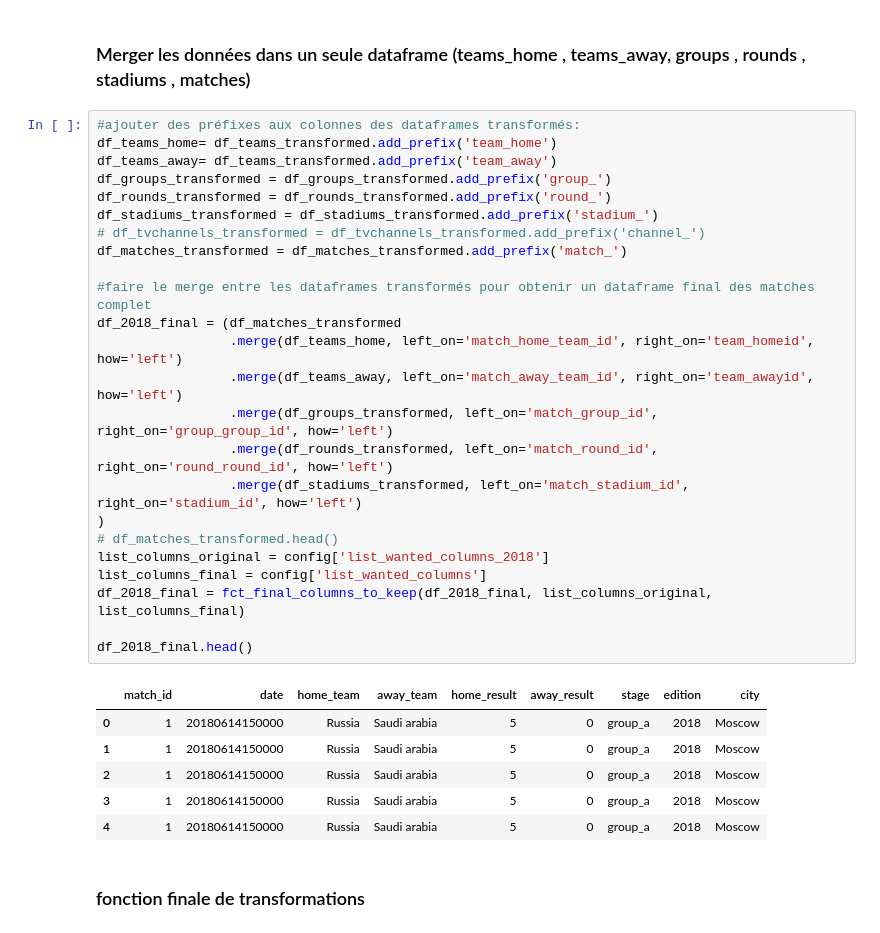
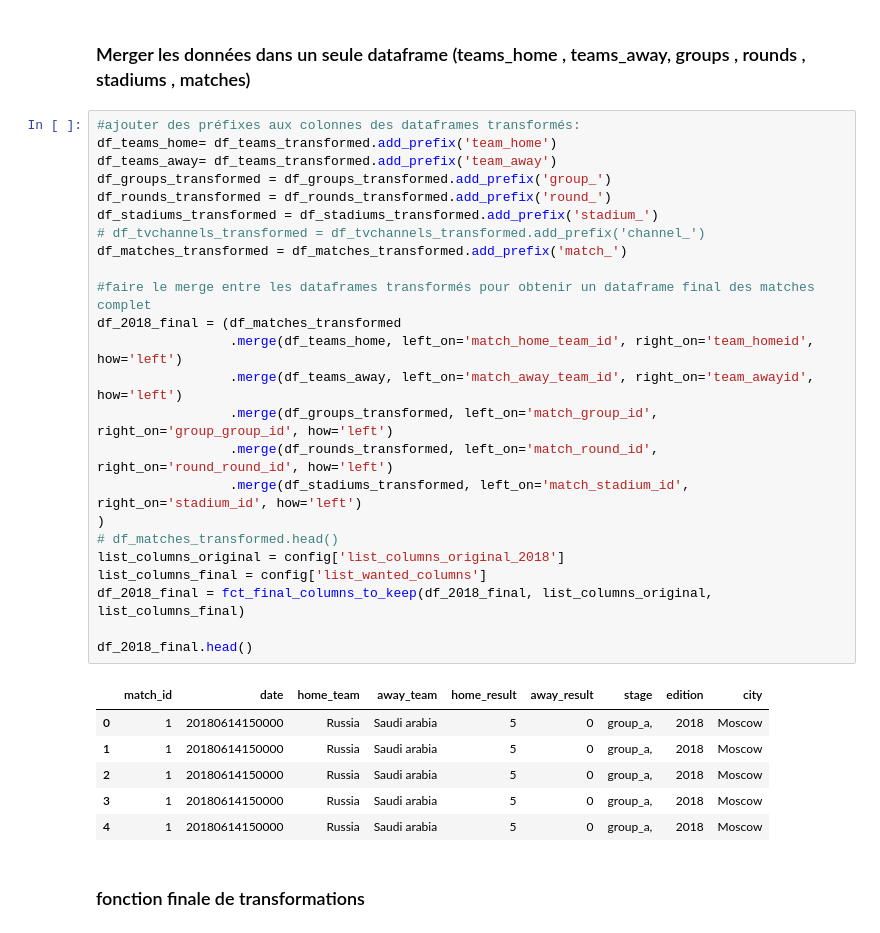
Before and after one commit to Simplon-DE-P1-2025/Brief-2-ETL-de-donn-es-footballistiques-Wickets-Sprinters, a Jupyter notebook: notebook/notebook_2018_transform.ipynb, the cells around one changed output. Cells and saved outputs as stored; diff of their text form.

```diff
--- a/notebook/notebook_2018_transform.ipynb
+++ b/notebook/notebook_2018_transform.ipynb
@@ -693,34 +690,34 @@ dtype: object
 # %%
 #ajouter des préfixes aux colonnes des dataframes transformés:
 df_teams_home= df_teams_transformed.add_prefix('team_home')
 df_teams_away= df_teams_transformed.add_prefix('team_away')
 df_groups_transformed = df_groups_transformed.add_prefix('group_')
 df_rounds_transformed = df_rounds_transformed.add_prefix('round_')
 df_stadiums_transformed = df_stadiums_transformed.add_prefix('stadium_')
 # df_tvchannels_transformed = df_tvchannels_transformed.add_prefix('channel_')
 df_matches_transformed = df_matches_transformed.add_prefix('match_')
 
 #faire le merge entre les dataframes transformés pour obtenir un dataframe final des matches complet
 df_2018_final = (df_matches_transformed
                  .merge(df_teams_home, left_on='match_home_team_id', right_on='team_homeid', how='left')
                  .merge(df_teams_away, left_on='match_away_team_id', right_on='team_awayid', how='left')
                  .merge(df_groups_transformed, left_on='match_group_id', right_on='group_group_id', how='left')
                  .merge(df_rounds_transformed, left_on='match_round_id', right_on='round_round_id', how='left')
                  .merge(df_stadiums_transformed, left_on='match_stadium_id', right_on='stadium_id', how='left')
 )
 # df_matches_transformed.head()
-list_columns_original = config['list_wanted_columns_2018']
+list_columns_original = config['list_columns_original_2018']
 list_columns_final = config['list_wanted_columns']
 df_2018_final = fct_final_columns_to_keep(df_2018_final, list_columns_original, list_columns_final)
 
 df_2018_final.head()
 # %% [output]
 |  | match_id | date | home_team | away_team | home_result | away_result | stage | edition | city |
-| 0 | 1 | 20180614150000 | Russia | Saudi arabia | 5 | 0 | group_a | 2018 | Moscow |
-| 1 | 1 | 20180614150000 | Russia | Saudi arabia | 5 | 0 | group_a | 2018 | Moscow |
-| 2 | 1 | 20180614150000 | Russia | Saudi arabia | 5 | 0 | group_a | 2018 | Moscow |
-| 3 | 1 | 20180614150000 | Russia | Saudi arabia | 5 | 0 | group_a | 2018 | Moscow |
-| 4 | 1 | 20180614150000 | Russia | Saudi arabia | 5 | 0 | group_a | 2018 | Moscow |
+| 0 | 1 | 20180614150000 | Russia | Saudi arabia | 5 | 0 | group_a, | 2018 | Moscow |
+| 1 | 1 | 20180614150000 | Russia | Saudi arabia | 5 | 0 | group_a, | 2018 | Moscow |
+| 2 | 1 | 20180614150000 | Russia | Saudi arabia | 5 | 0 | group_a, | 2018 | Moscow |
+| 3 | 1 | 20180614150000 | Russia | Saudi arabia | 5 | 0 | group_a, | 2018 | Moscow |
+| 4 | 1 | 20180614150000 | Russia | Saudi arabia | 5 | 0 | group_a, | 2018 | Moscow |
 # %% [markdown]
 ### fonction finale de transformations
 # %%
```
Also changed, not shown: parts of 4 cells of this notebook, 3 other files.
